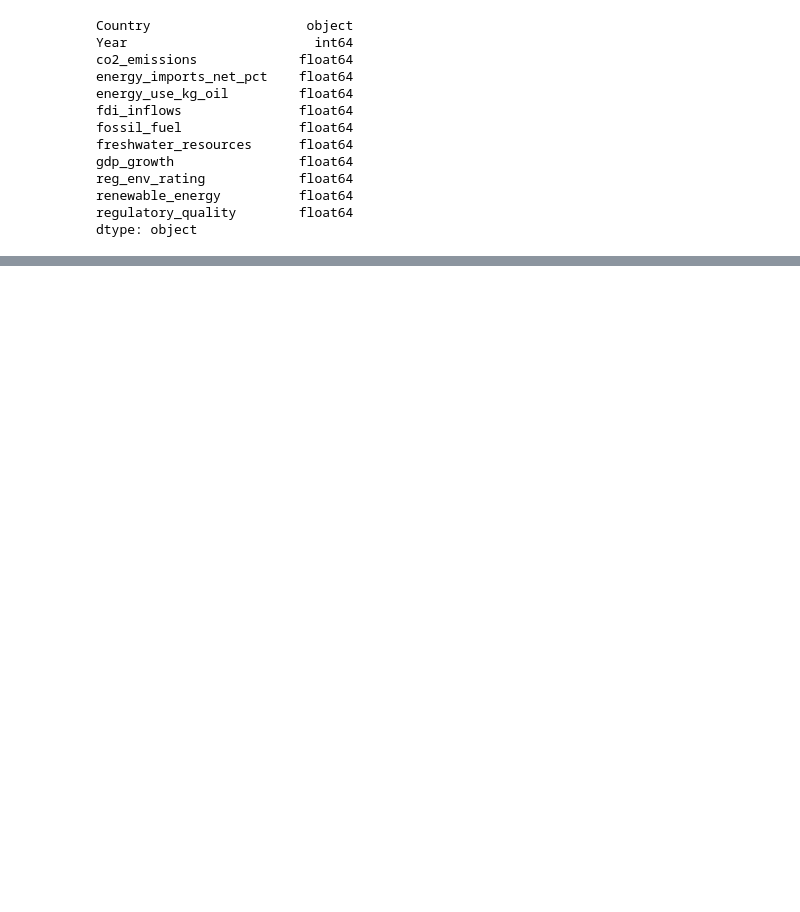
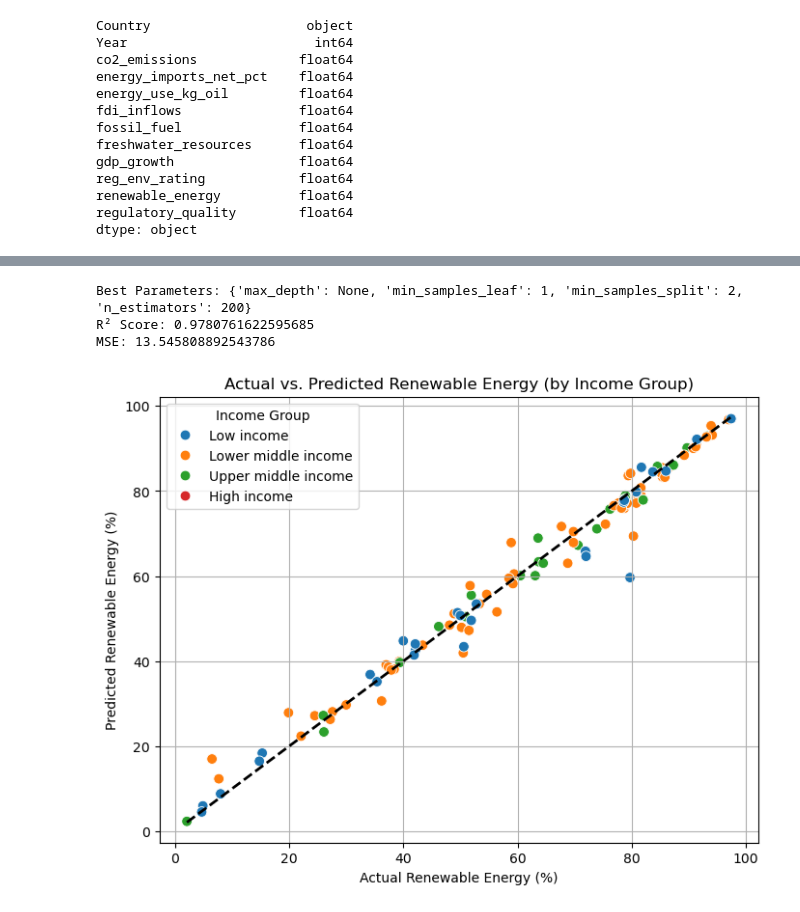
Before and after one commit to AayushaLamichhane/LamichhaneShakya_Econ, a Jupyter notebook: LamichhaneShakya.ipynb, the cells around one changed output, grey strips where cells are left out. Cells and saved outputs as stored; diff of their text form; code cells hidden in the pictures; blank space fills up the shorter version.

```diff
--- a/LamichhaneShakya.ipynb
+++ b/LamichhaneShakya.ipynb
@@ -191,0 +392,9 @@ plt.show()
+# %%
+# Trying random forest regression for   non-linear relationships
+from sklearn.ensemble import RandomForestRegressor
+
+rf = RandomForestRegressor(n_estimators=100, random_state=42)
+rf.fit(X_train, y_train)
+y_pred_rf = rf.predict(X_test)
+
+print("R2 (Random Forest):", r2_score(y_test, y_pred_rf))
@@ -191,0 +428,60 @@ plt.show()
+# %%
+best_rf = grid_search_rf.best_estimator_
+y_pred_rf = best_rf.predict(X_test)
+
+print("Best Parameters:", grid_search_rf.best_params_)
+print("R² Score:", r2_score(y_test, y_pred_rf))
+print("MSE:", mean_squared_error(y_test, y_pred_rf))
+# %% [output]
+Best Parameters: {'max_depth': None, 'min_samples_leaf': 1, 'min_samples_split': 2, 'n_estimators': 200}
+R² Score: 0.9780761622595685
+MSE: 13.545808892543786
+# %%
+import matplotlib.pyplot as plt
+import seaborn as sns
+import pandas as pd
+
+# Reseting index
+y_test = y_test.reset_index(drop=True)
+y_pred_rf = pd.Series(y_pred_rf).reset_index(drop=True)
+
+# Getting country names from test set
+countries_test = df_encoded_final_na.loc[y_test.index, 'Country'].reset_index(drop=True)
+
+#Mapping country to income group
+income_map = df_cleaned_top50.set_index('Country')['Income_Group'].to_dict()
+income_test = countries_test.map(income_map)
+
+# Defining full income group order
+income_order = ['Low income', 'Lower middle income', 'Upper middle income', 'High income']
+
+# Creating results DataFrame
+results = pd.DataFrame({
+    'y_actual': y_test,
+    'y_predicted': y_pred_rf,
+    'Income_Group': pd.Categorical(income_test, categories=income_order, ordered=True)
+})
+
+plt.figure(figsize=(8, 6))
+sns.scatterplot(
+    data=results,
+    x='y_actual',
+    y='y_predicted',
+    hue='Income_Group',
+    palette='tab10',
+    s=60,
+    hue_order=income_order
+)
+
+min_val = min(results['y_actual'].min(), results['y_predicted'].min())
+max_val = max(results['y_actual'].max(), results['y_predicted'].max())
+plt.plot([min_val, max_val], [min_val, max_val], 'k--', lw=2)
+
+plt.xlabel('Actual Renewable Energy (%)')
+plt.ylabel('Predicted Renewable Energy (%)')
+plt.title('Actual vs. Predicted Renewable Energy (by Income Group)')
+plt.grid(True)
+plt.legend(title='Income Group')
+plt.show()
+# %% [output]
+[figure, added]
```
Also changed, not shown: parts of 19 cells of this notebook.
